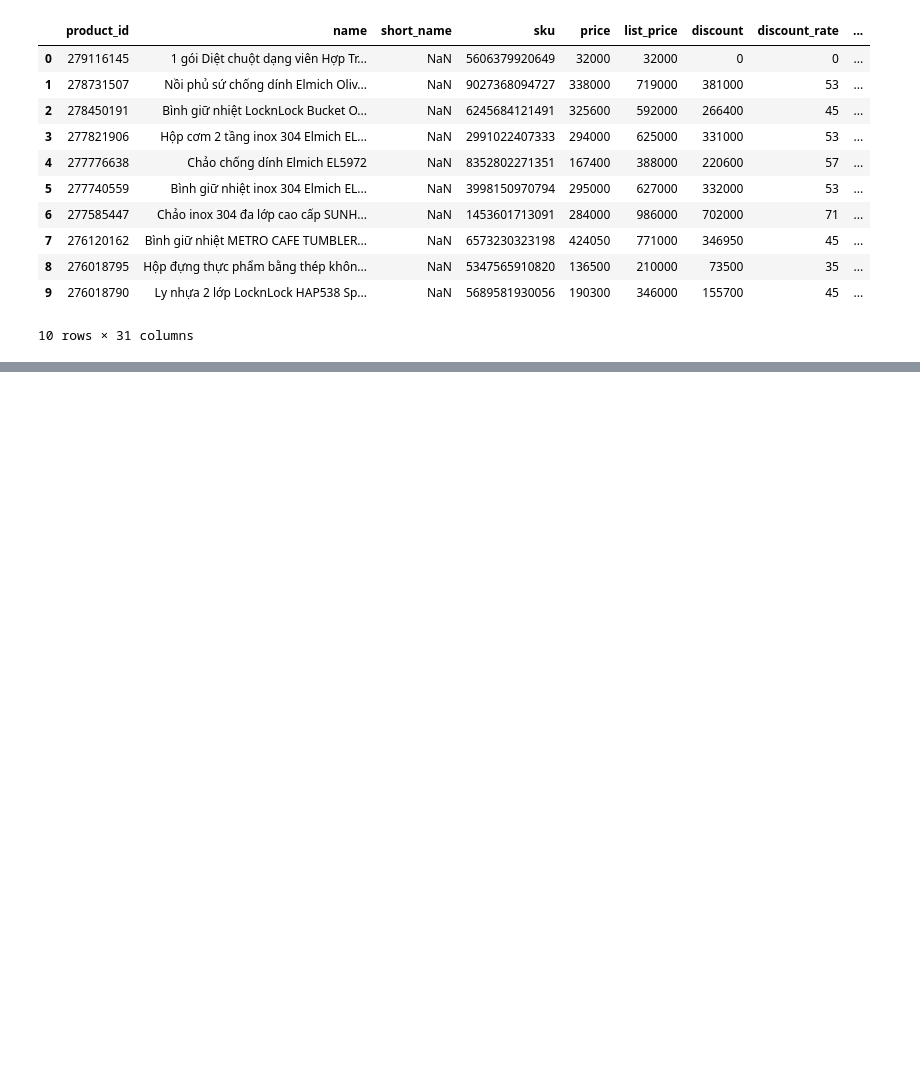
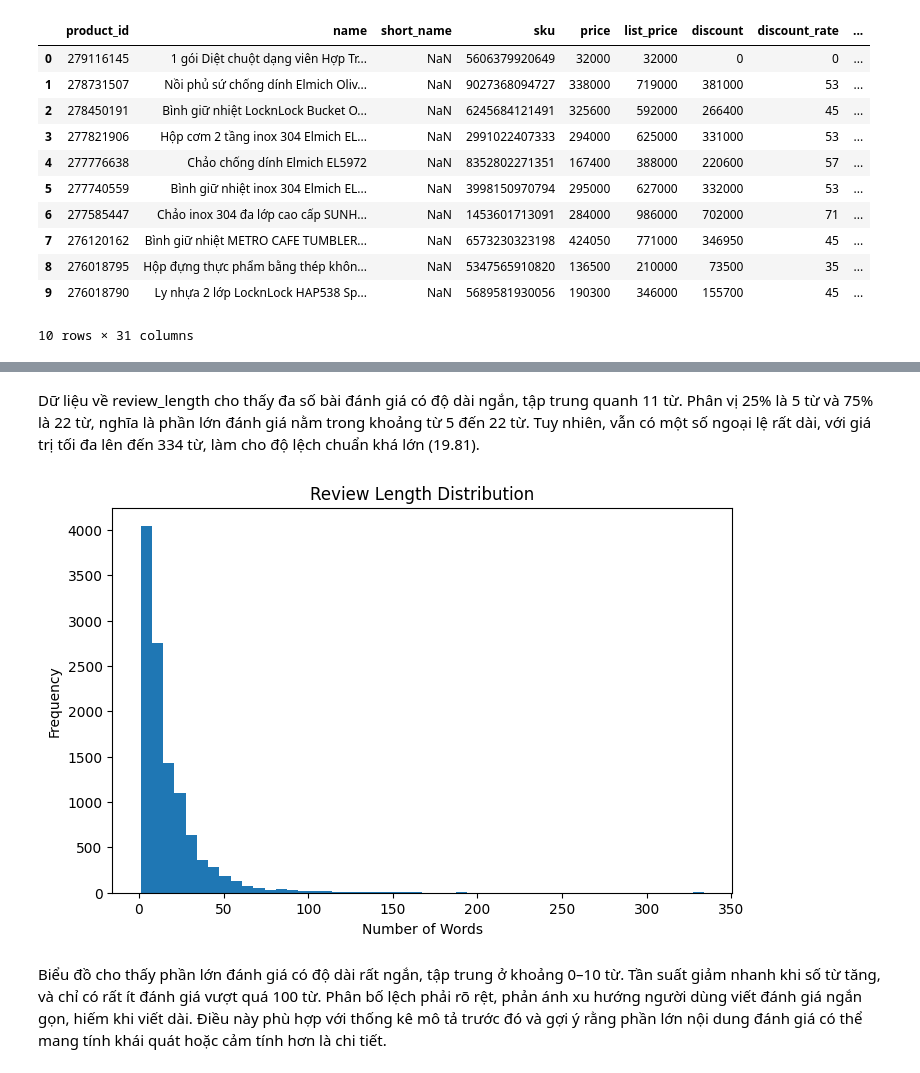
Before and after one commit to phngahn/sentiment-chatbot-mlops, a Jupyter notebook: notebooks/eda.ipynb, the cells around one changed output, grey strips where cells are left out. Saved outputs shown, nothing was run; the diff lists cells and outputs as text; code cells hidden in the pictures; blank space fills up the shorter version.

Commit message:
Add EDA notebook for ABSA dataset analysis

```diff
--- a/notebooks/eda.ipynb
+++ b/notebooks/eda.ipynb
@@ -108,0 +114,2 @@ detail.head(10)
+# %%
+absa_v1 = pd.read_json('../data/absa/v1/full_dataset.json')
@@ -108,0 +150,3 @@ detail.head(10)
+# %%
+absa_v1["review_length"] = absa_v1["text"].astype(str).apply(lambda x: len(x.split()))
+absa_v1["review_length"].describe()
@@ -108,0 +163,14 @@ detail.head(10)
+# %% [markdown]
+Dữ liệu về review_length cho thấy đa số bài đánh giá có độ dài ngắn, tập trung quanh 11 từ. Phân vị 25% là 5 từ và 75% là 22 từ, nghĩa là phần lớn đánh giá nằm trong khoảng từ 5 đến 22 từ. Tuy nhiên, vẫn có một số ngoại lệ rất dài, với giá trị tối đa lên đến 334 từ, làm cho độ lệch chuẩn khá lớn (19.81).
+# %%
+plt.figure(figsize=(8, 5))
+plt.hist(absa_v1["review_length"], bins=50)
+plt.title("Review Length Distribution")
+plt.xlabel("Number of Words")
+plt.ylabel("Frequency")
+
+plt.show()
+# %% [output]
+[figure, added]
+# %% [markdown]
+Biểu đồ cho thấy phần lớn đánh giá có độ dài rất ngắn, tập trung ở khoảng 0–10 từ. Tần suất giảm nhanh khi số từ tăng, và chỉ có rất ít đánh giá vượt quá 100 từ. Phân bố lệch phải rõ rệt, phản ánh xu hướng người dùng viết đánh giá ngắn gọn, hiếm khi viết dài. Điều này phù hợp với thống kê mô tả trước đó và gợi ý rằng phần lớn nội dung đánh giá có thể mang tính khái quát hoặc cảm tính hơn là chi tiết.
```
Also changed, not shown: parts of 28 cells of this notebook, 1 other file.
